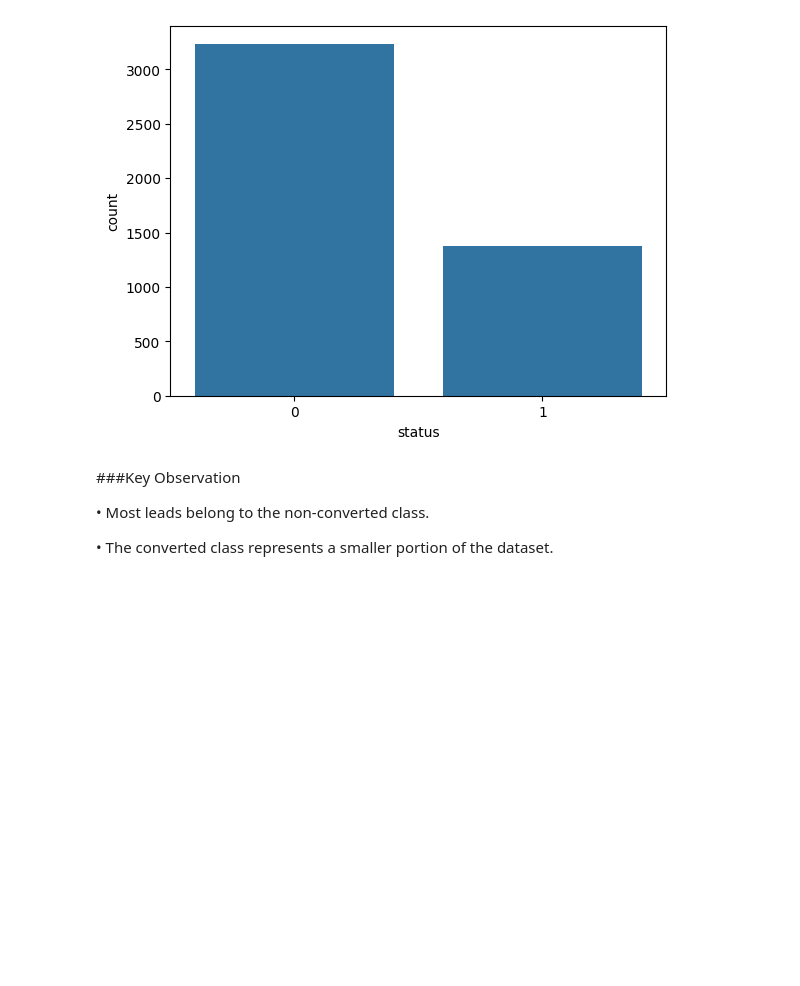
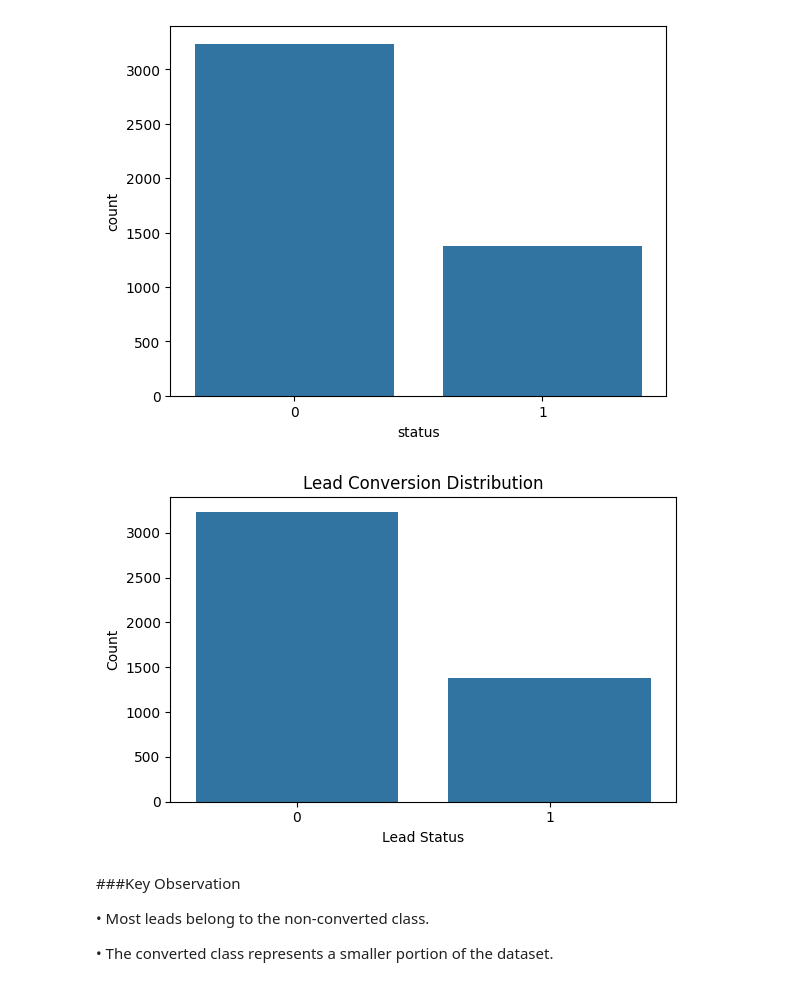
Before and after one commit to alinkumar/Lead-Conversion-Intelligence-System, a Jupyter notebook: notebooks/Lead_Conversion_Intelligence_System.ipynb, the cells around one changed output. Cells and saved outputs as stored; diff of their text form; code cells hidden in the pictures; blank space fills up the shorter version.

```diff
--- a/notebooks/Lead_Conversion_Intelligence_System.ipynb
+++ b/notebooks/Lead_Conversion_Intelligence_System.ipynb
@@ -260,6 +260,27 @@ sns.countplot(x='status',data=df)
 plt.show()
 # %% [output]
 [figure]
+# %%
+plt.figure(figsize=(6,4))
+
+sns.countplot(x='status', data=df)
+
+plt.title("Lead Conversion Distribution")
+plt.xlabel("Lead Status")
+plt.ylabel("Count")
+
+plt.tight_layout()
+
+plt.savefig(
+    "lead_conversion_distribution.png",
+    dpi=300,
+    bbox_inches="tight",
+    facecolor="white"
+)
+
+plt.show()
+# %% [output]
+[figure, added]
 # %% [markdown]
 ###Key Observation
 
```
Also changed, not shown: parts of 22 cells of this notebook, 20 other files.
